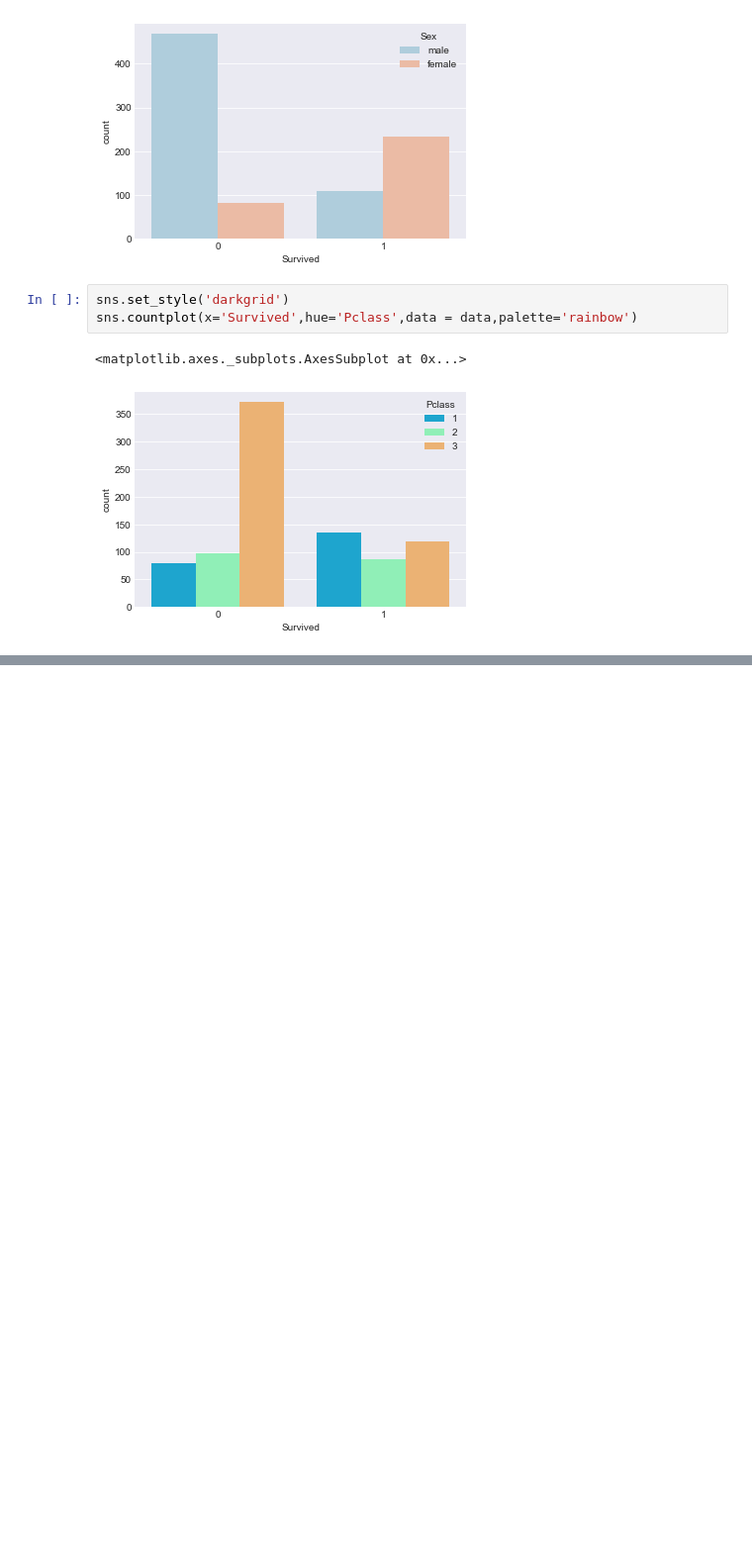
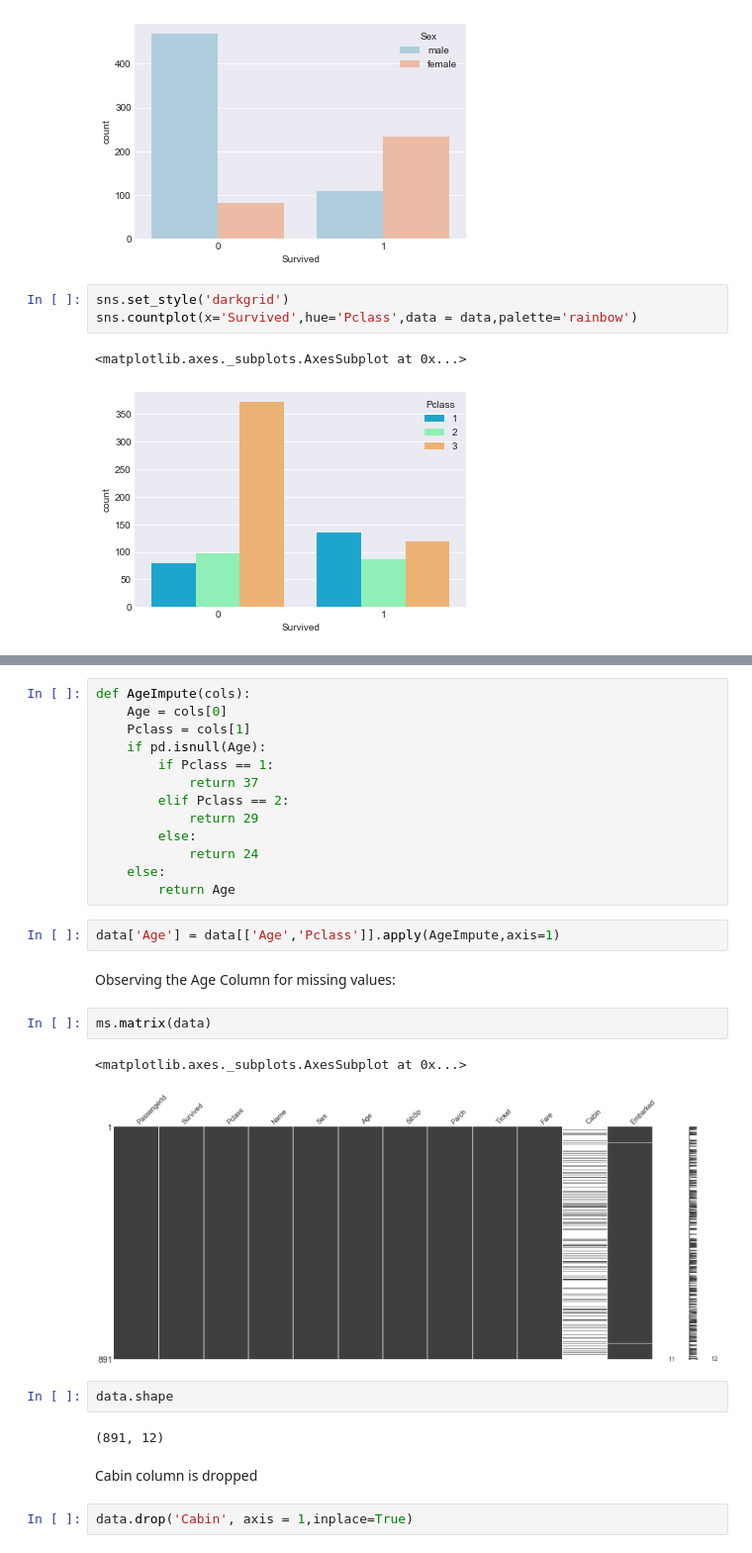
Before and after one commit to genegambit/iPython_Notebooks_MachineLearning, a Jupyter notebook: Titanic_Logistic_Regression.ipynb, the cells around one changed output, grey strips where cells are left out. Shown: that part at 99% size. Saved outputs shown, nothing was run; the diff lists cells and outputs as text; blank space fills up the shorter version.

```diff
--- a/Titanic_Logistic_Regression.ipynb
+++ b/Titanic_Logistic_Regression.ipynb
@@ -116,0 +132,30 @@ data['Age'].hist(bins = 30, color = 'darkre', alpha = 0.8)
+# %%
+def AgeImpute(cols):
+    Age = cols[0]
+    Pclass = cols[1]
+    if pd.isnull(Age):
+        if Pclass == 1:
+            return 37
+        elif Pclass == 2:
+            return 29
+        else:
+            return 24
+    else:
+        return Age
+# %%
+data['Age'] = data[['Age','Pclass']].apply(AgeImpute,axis=1)
+# %% [markdown]
+Observing the Age Column for missing values:
+# %%
+ms.matrix(data)
+# %% [output]
+<matplotlib.axes._subplots.AxesSubplot at 0x...>
+[figure, added]
+# %%
+data.shape
+# %% [output]
+(891, 12)
+# %% [markdown]
+Cabin column is dropped
+# %%
+data.drop('Cabin', axis = 1,inplace=True)
```
Also changed, not shown: parts of 31 cells of this notebook, 1 other file.
